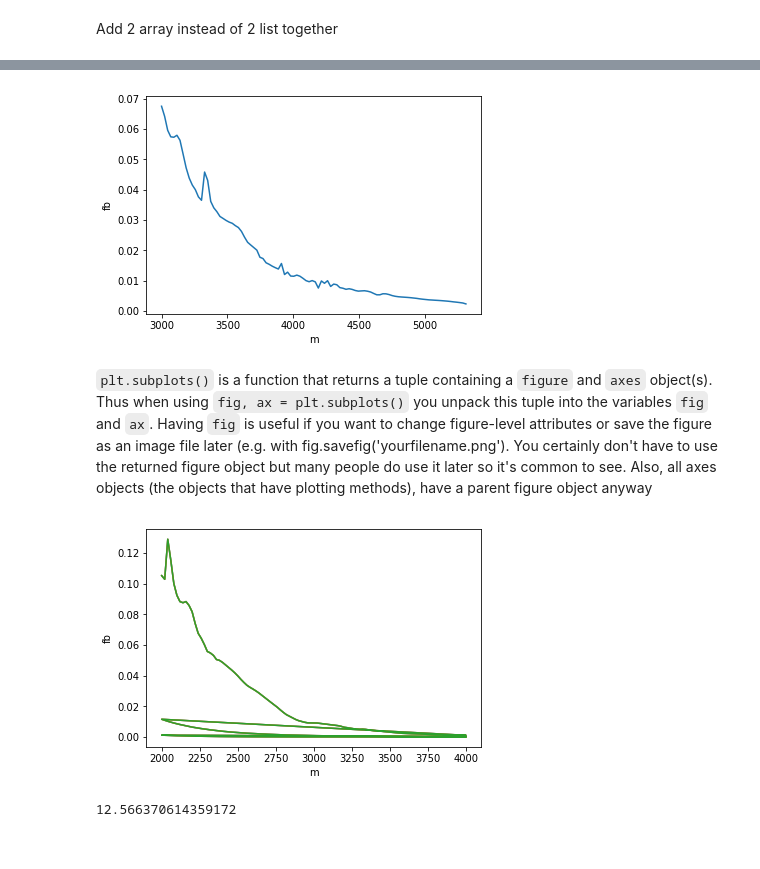
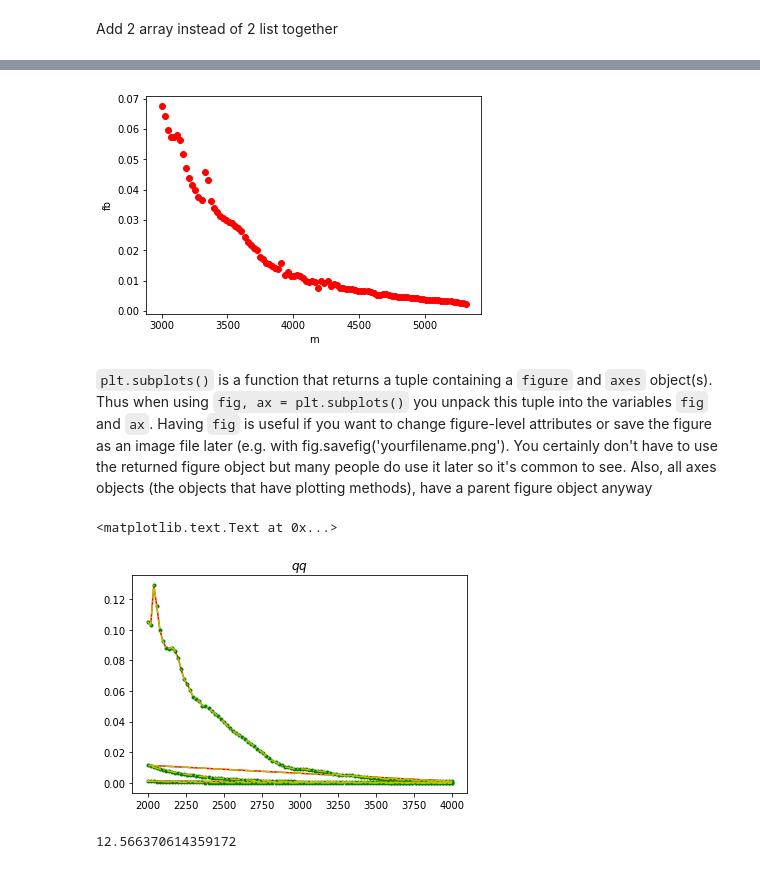
Before and after one commit to ComplicatedPhenomenon/IPython_training, a Jupyter notebook: Plot.ipynb, the cells around one changed output, grey strips where cells are left out. Drawn from its saved outputs; the diff is of its cells as text; code cells hidden in the pictures.

```diff
--- a/Plot.ipynb
+++ b/Plot.ipynb
@@ -16,3 +16,18 @@ import matplotlib
 import matplotlib.pyplot as plt
 import numpy as np
 import pandas as pd
+# %%
+datafile = open('DATAgg_d3.txt','r')
+data =  datafile.readlines()
+a = []
+b = []
+for row in data:
+    this_data = row.split()
+    a.append(float(this_data[0]))
+    b.append(float(this_data[1]))
+a = np.array(a)
+b = np.array(b)
+fig,ax = plt.subplots()
+ax.plot(a,b*10**3,'o', color='red') # turn pb into fb
+ax.set( xlabel='m', ylabel='fb')
+plt.show()
@@ -108,48 +118,50 @@ a = np.array(a1)
 b = np.array(b1) + np.array(b2) + np.array(b3) + np.array(b4)
 # %%
 fig,ax = plt.subplots()
-ax.plot(a[:100],b[:100]*10**3,label='.') # turn pb into fb
+ax.plot(a[:100],b[:100]*10**3,'o', color='red') # turn pb into fb
 ax.set( xlabel='m', ylabel='fb')
 plt.show()
 # %% [output]
-[figure, old version]
+[figure, new version]
 # %% [markdown]
 `plt.subplots()` is a function that returns a tuple containing a `figure` and `axes` object(s). Thus when using `fig, ax = plt.subplots()` you unpack this tuple into the variables `fig` and `ax`. Having `fig` is useful if you want to change figure-level attributes or save the figure as an image file later (e.g. with fig.savefig('yourfilename.png'). You certainly don't have to use the returned figure object but many people do use it later so it's common to see. Also, all axes objects (the objects that have plotting methods), have a parent figure object anyway
 # %%
 datafile = open('DATAqq_3.txt','r')
 data3 =  datafile.readlines()
 datafile = open('DATAqq_4.txt','r')
 data4 =  datafile.readlines()
 datafile = open('DATAqq_5.txt','r')
 data5 =  datafile.readlines()
 S1=S2=S3 = []
 CS1=CS2=CS3 = []
 for row in data3:
     this_data = row.split()
     S1.append(float(this_data[0]))
     CS1.append(float(this_data[1]))
 for row in data4:
     this_data = row.split()
     S2.append(float(this_data[0]))
     CS2.append(float(this_data[1]))
 for row in data5:
     this_data = row.split()
     S3.append(float(this_data[0]))
     CS3.append(float(this_data[1]))
 x1 = np.array(S1)
 y1 = np.array(CS1)
 x2 = np.array(S2)
 y2 = np.array(CS2)
 x3 = np.array(S3)
 y3 = np.array(CS3)
-fig,ax = plt.subplots()
-ax.plot(x1,y1*10**3,label='*')
-ax.plot(x2,y2*10**3,label='.')
-ax.plot(x3,y3*10**3,label='0')
-ax.set( xlabel='m', ylabel='fb')
-plt.show()
+#fig,ax = plt.subplots()
+plt.plot(x1,y1*10**3, '-r')
+plt.plot(x2,y2*10**3, '.g')
+plt.plot(x3,y3*10**3, '-.y')
+plt.xlabel=("m")
+plt.ylabel=("fb")
+plt.title('$qq$')
 # %% [output]
+<matplotlib.text.Text at 0x...>
-[figure, old version]
+[figure, new version]
 # %%
 from math import *
 # %%
```
Also changed, not shown: parts of 1 cell of this notebook.
